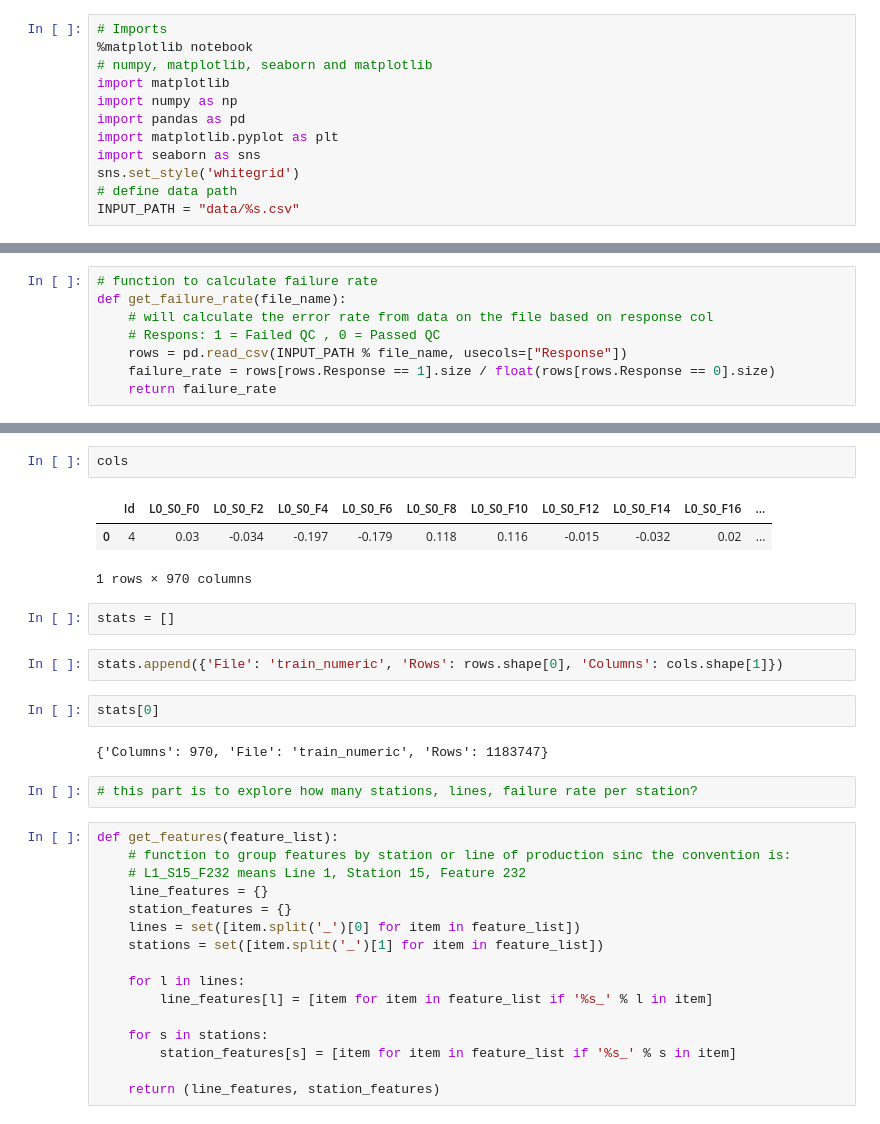
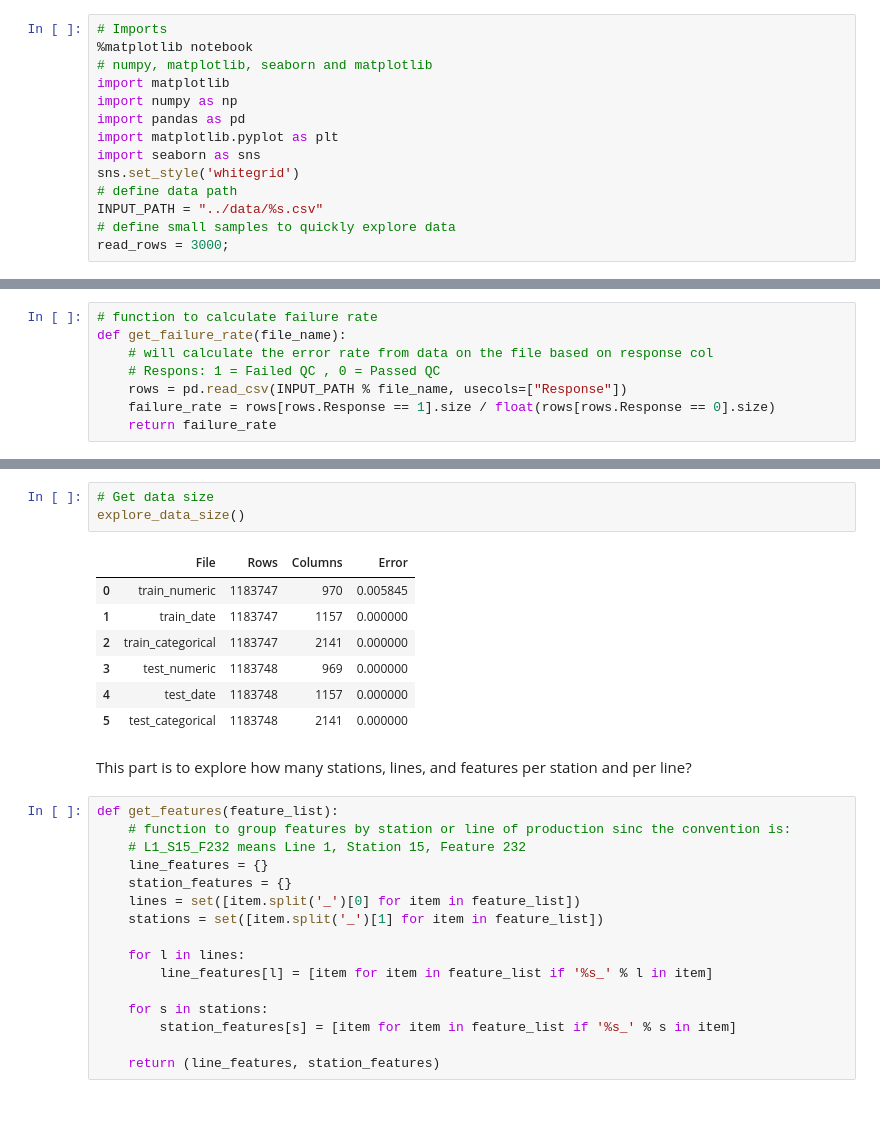
Before and after one commit to yw778/BoschLine, a Jupyter notebook: bosch production line.ipynb, the cells around one changed output, grey strips where cells are left out. Drawn from its saved outputs; the diff is of its cells as text.

```diff
--- a/bosch production line.ipynb
+++ b/bosch production line.ipynb
@@ -9,4 +9,6 @@ import matplotlib.pyplot as plt
 import seaborn as sns
 sns.set_style('whitegrid')
 # define data path
-INPUT_PATH = "data/%s.csv"
+INPUT_PATH = "../data/%s.csv"
+# define small samples to quickly explore data
+read_rows = 3000;
@@ -211,19 +61,16 @@ cols = pd.read_csv(INPUT_PATH % 'train_numeric', nrows=1)
-# %%
-cols
-# %% [output]
-|  | Id | L0_S0_F0 | L0_S0_F2 | L0_S0_F4 | L0_S0_F6 | L0_S0_F8 | L0_S0_F10 | L0_S0_F12 | L0_S0_F14 | L0_S0_F16 | ... |
-| 0 | 4 | 0.03 | -0.034 | -0.197 | -0.179 | 0.118 | 0.116 | -0.015 | -0.032 | 0.02 | ... |
-1 rows × 970 columns
-# %%
-stats = []
-# %%
-stats.append({'File': 'train_numeric', 'Rows': rows.shape[0], 'Columns': cols.shape[1]})
-# %%
-stats[0]
-# %% [output]
-{'Columns': 970, 'File': 'train_numeric', 'Rows': 1183747}
-# %%
-# this part is to explore how many stations, lines, failure rate per station?
+# %%
+# Get data size
+explore_data_size()
+# %% [output]
+|  | File | Rows | Columns | Error |
+| 0 | train_numeric | 1183747 | 970 | 0.005845 |
+| 1 | train_date | 1183747 | 1157 | 0.000000 |
+| 2 | train_categorical | 1183747 | 2141 | 0.000000 |
+| 3 | test_numeric | 1183748 | 969 | 0.000000 |
+| 4 | test_date | 1183748 | 1157 | 0.000000 |
+| 5 | test_categorical | 1183748 | 2141 | 0.000000 |
+# %% [markdown]
+This part is to explore how many stations, lines, and features per station and per line?
 # %%
 def get_features(feature_list):
     # function to group features by station or line of production sinc the convention is:
```
Also changed, not shown: parts of 36 cells of this notebook.
